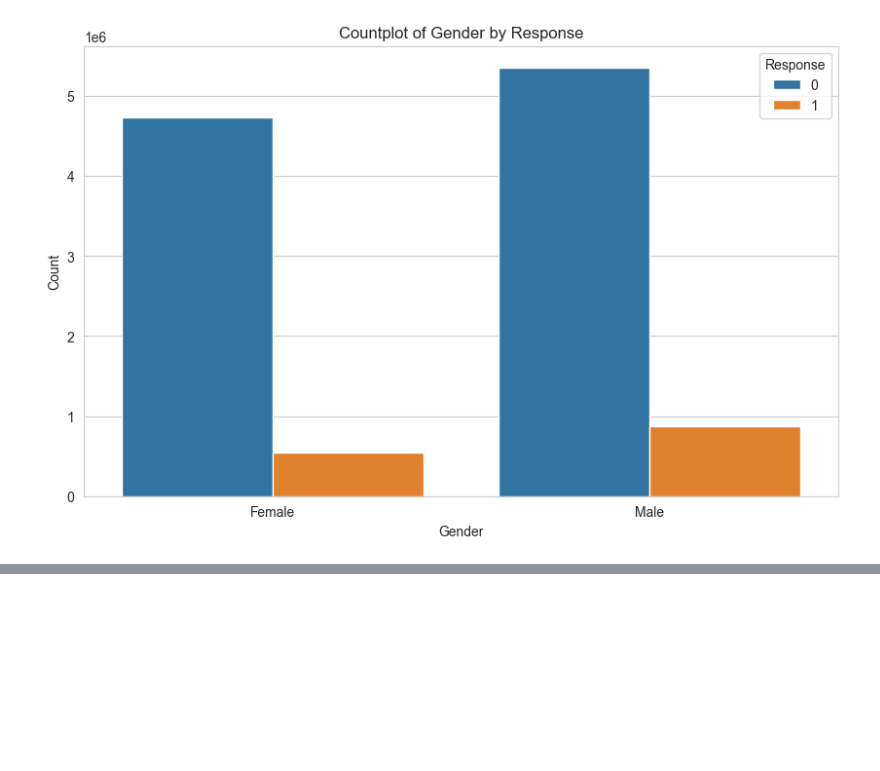
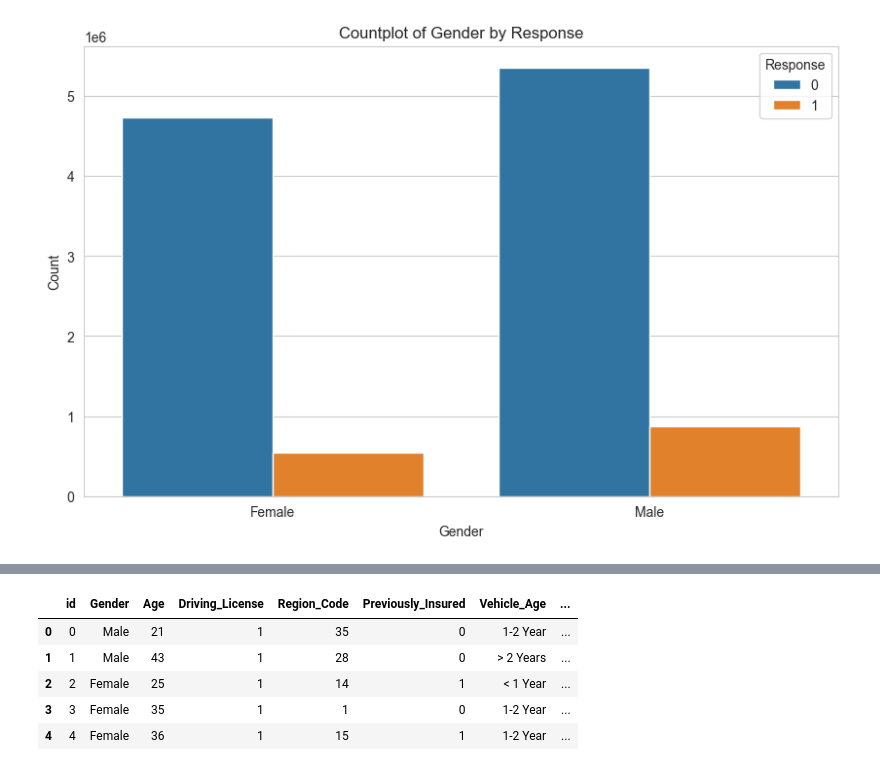
Before and after one commit to abcd-EGH/kaggle, a Jupyter notebook: eda.ipynb, the cells around one changed output, grey strips where cells are left out. Saved outputs shown, nothing was run; the diff lists cells and outputs as text; code cells hidden in the pictures; blank space fills up the shorter version.

```diff
--- a/eda.ipynb
+++ b/eda.ipynb
@@ -351,19 +354,0 @@ Vehicle_Age
-# %%
-# 나이를 그룹으로 나누어서 분석
-# 나이 그룹 설정
-bins = [0, 20, 30, 40, 50, 60, 70, 80, 90, 100]
-labels = ['0-20', '21-30', '31-40', '41-50', '51-60', '61-70', '71-80', '81-90', '91-100']
-train['Age_Group'] = pd.cut(train['Age'], bins=bins, labels=labels, right=False)
-
-# 나이 그룹에 따른 Response 차이 확인
-plt.figure(figsize=(10, 6))
-sns.countplot(x='Age_Group', hue='Response', data=train)
-plt.title('Countplot of Age Group by Response')
-plt.xlabel('Age Group')
-plt.ylabel('Count')
-plt.show()
-
-# 나이 그룹에 따른 Response 차이를 비율로 확인
-age_group_response_counts = train.groupby(['Age_Group', 'Response']).size().unstack()
-age_group_response_ratio = age_group_response_counts.div(age_group_response_counts.sum(axis=1), axis=0)
-print(age_group_response_ratio)
@@ -614,0 +450,9 @@ Age_Group - Chi2: 667058.843256092, p-value: 0.0
+# %%
+df.head()
+# %% [output]
+|  | id | Gender | Age | Driving_License | Region_Code | Previously_Insured | Vehicle_Age | ... |
+| 0 | 0 | Male | 21 | 1 | 35 | 0 | 1-2 Year | ... |
+| 1 | 1 | Male | 43 | 1 | 28 | 0 | > 2 Years | ... |
+| 2 | 2 | Female | 25 | 1 | 14 | 1 | < 1 Year | ... |
+| 3 | 3 | Female | 35 | 1 | 1 | 0 | 1-2 Year | ... |
+| 4 | 4 | Female | 36 | 1 | 15 | 1 | 1-2 Year | ... |
```
Also changed, not shown: parts of 64 cells of this notebook, 1 other file.
